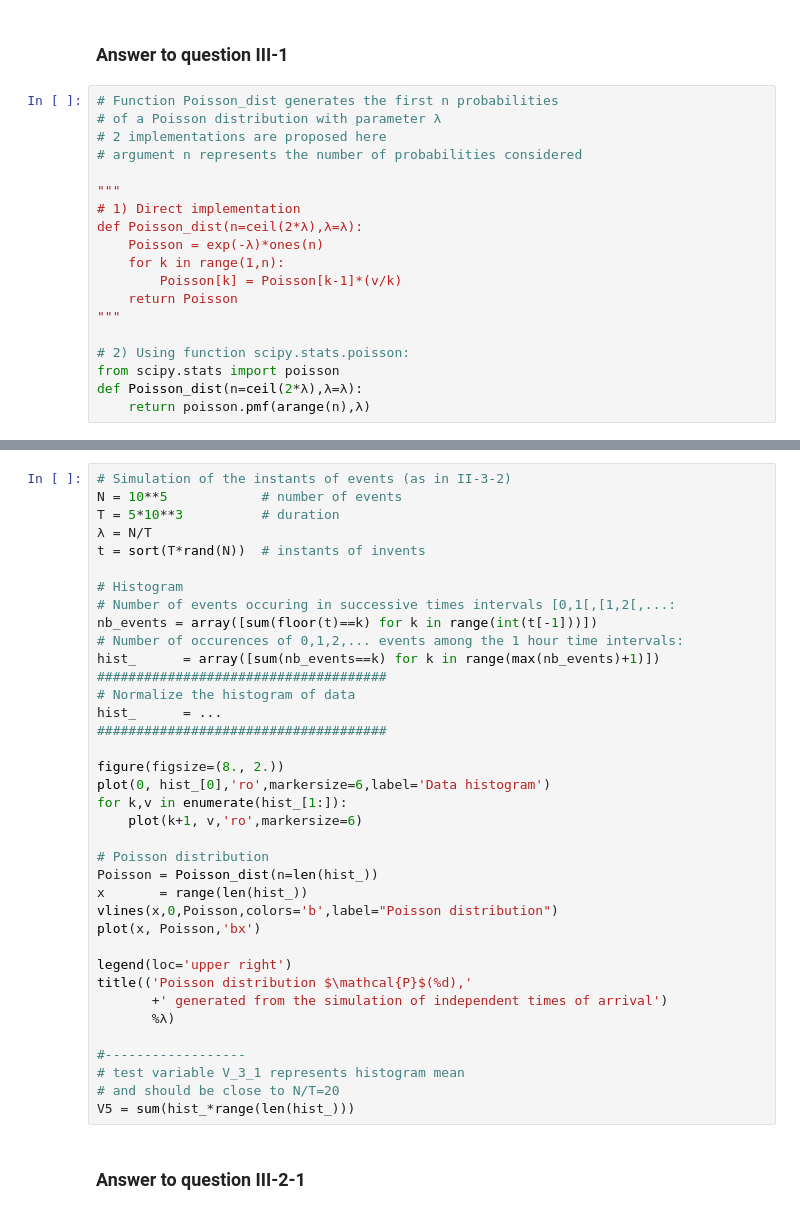
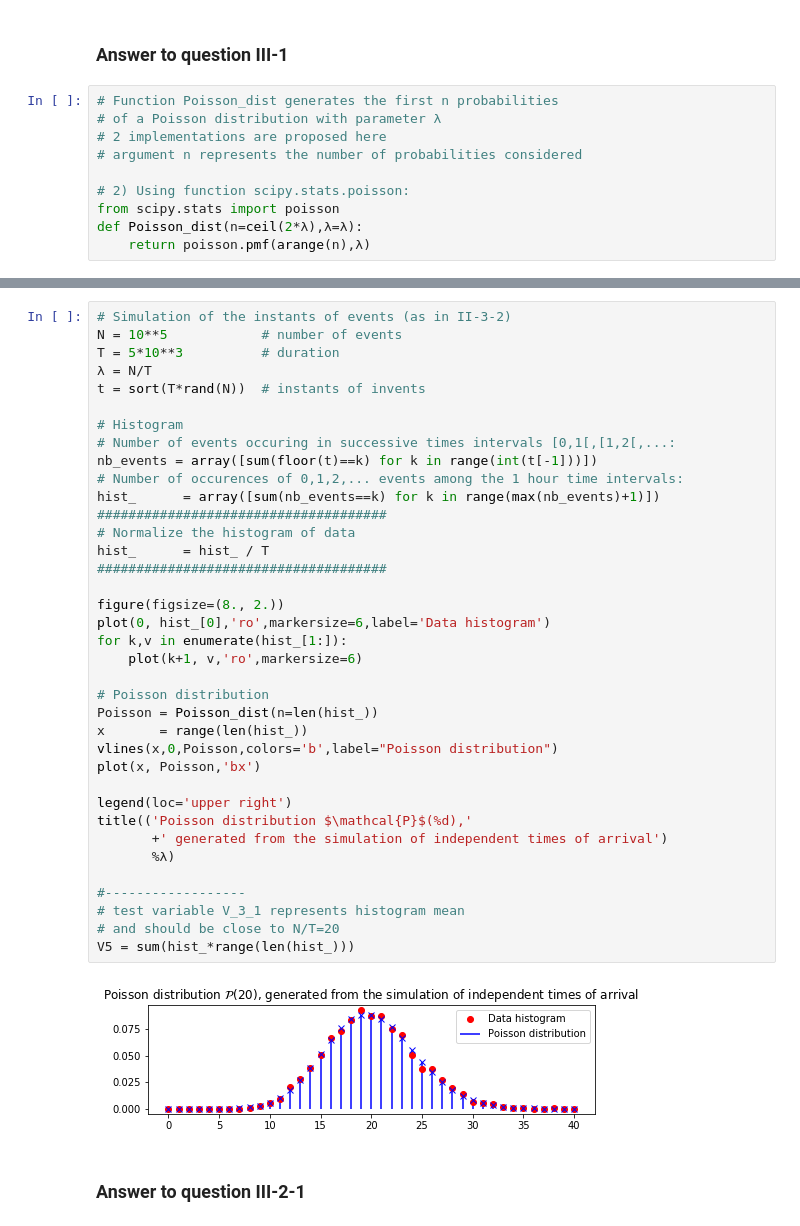
Before and after one commit to guanzgrace/edX-queueing-theory, a Jupyter notebook: Week1_Lab_part2.ipynb, the cells around one changed output, grey strips where cells are left out. Saved outputs shown, nothing was run; the diff lists cells and outputs as text.

```diff
--- a/Week1_Lab_part2.ipynb
+++ b/Week1_Lab_part2.ipynb
@@ -254,15 +270,6 @@ Alternatively, use the *statistics* sublibrary of *Scipy* to draw samples from t
 # 2 implementations are proposed here
 # argument n represents the number of probabilities considered
 
-"""
-# 1) Direct implementation
-def Poisson_dist(n=ceil(2*λ),λ=λ):
-    Poisson = exp(-λ)*ones(n)
-    for k in range(1,n):
-        Poisson[k] = Poisson[k-1]*(v/k)
-    return Poisson
-"""
-
 # 2) Using function scipy.stats.poisson:
 from scipy.stats import poisson
 def Poisson_dist(n=ceil(2*λ),λ=λ):
@@ -276,34 +291,36 @@ t = sort(T*rand(N))  # instants of invents
 
 # Histogram
 # Number of events occuring in successive times intervals [0,1[,[1,2[,...:
 nb_events = array([sum(floor(t)==k) for k in range(int(t[-1]))])
 # Number of occurences of 0,1,2,... events among the 1 hour time intervals:
 hist_      = array([sum(nb_events==k) for k in range(max(nb_events)+1)])
 #####################################
 # Normalize the histogram of data
-hist_      = ...
+hist_      = hist_ / T
 #####################################
 
 figure(figsize=(8., 2.))
 plot(0, hist_[0],'ro',markersize=6,label='Data histogram')
 for k,v in enumerate(hist_[1:]):
     plot(k+1, v,'ro',markersize=6)
 
 # Poisson distribution
 Poisson = Poisson_dist(n=len(hist_))
 x       = range(len(hist_))
 vlines(x,0,Poisson,colors='b',label="Poisson distribution")
 plot(x, Poisson,'bx')
 
 legend(loc='upper right')
 title(('Poisson distribution $\mathcal{P}$(%d),'
        +' generated from the simulation of independent times of arrival')
        %λ)
 
 #------------------
 # test variable V_3_1 represents histogram mean
 # and should be close to N/T=20
 V5 = sum(hist_*range(len(hist_)))
+# %% [output]
+[figure, added]
 # %% [markdown]
 ### **Answer to question III-2-1**
 # %% [markdown]
```
Also changed, not shown: parts of 11 cells of this notebook, 3 other files.
